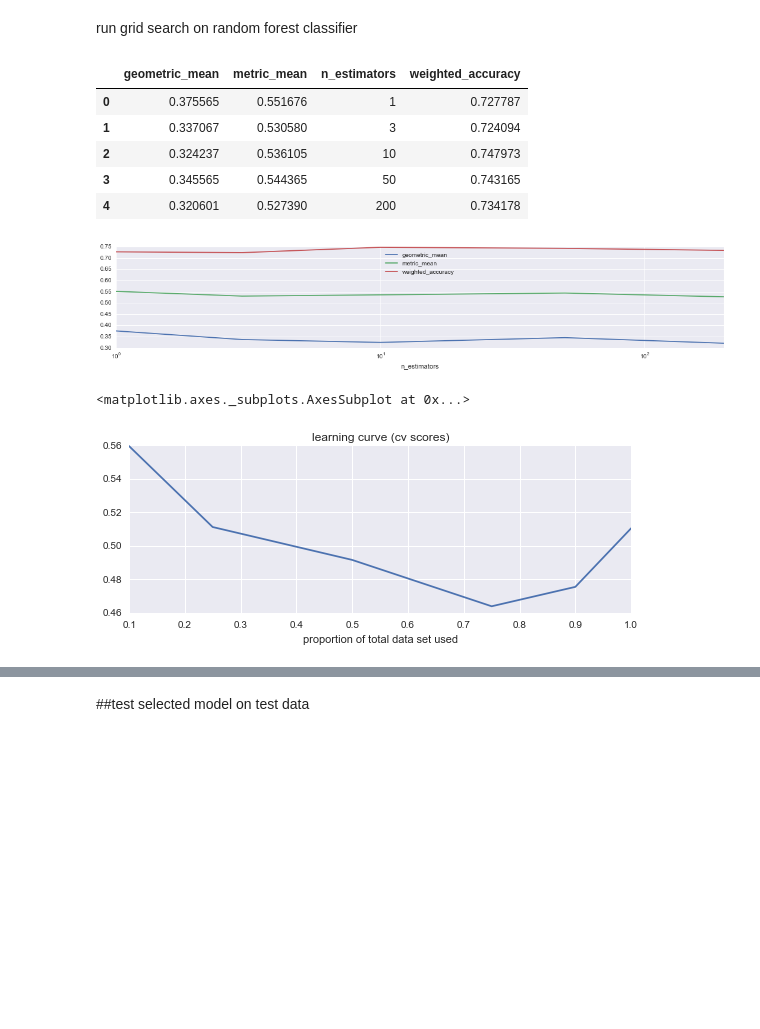
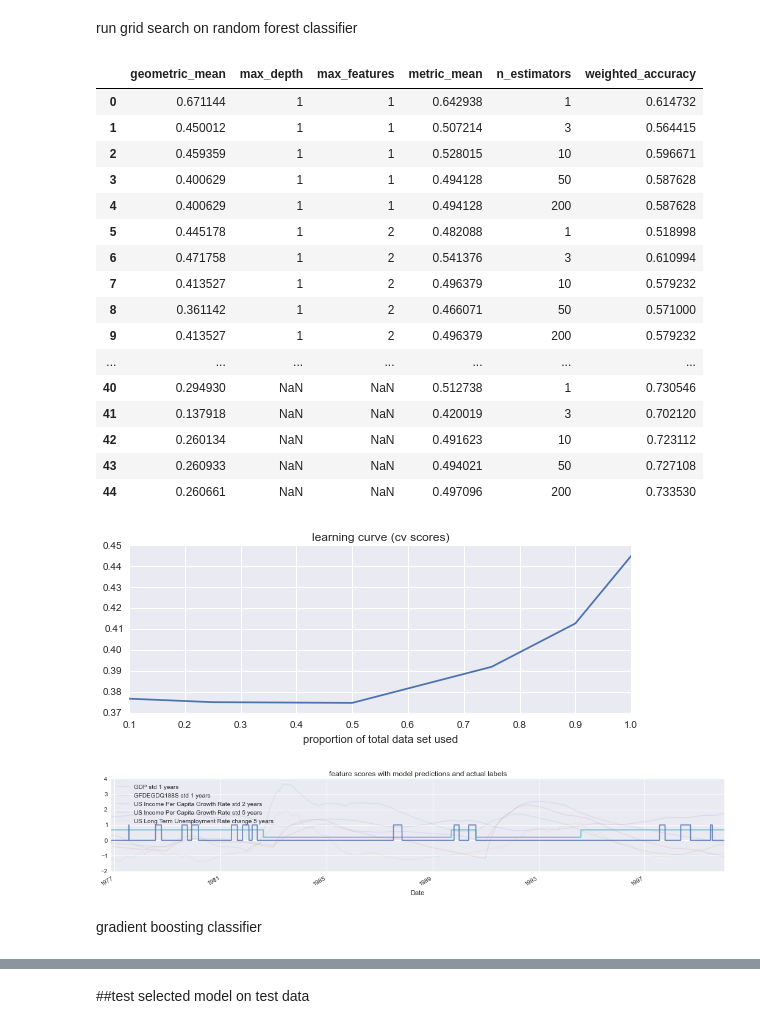
Before and after one commit to rhouck/bubble, a Jupyter notebook: notes/Model Construction.ipynb, the cells around one changed output, grey strips where cells are left out. Drawn from its saved outputs; the diff is of its cells as text; code cells hidden in the pictures; blank space fills up the shorter version.

```diff
--- a/notes/Model Construction.ipynb
+++ b/notes/Model Construction.ipynb
@@ -144,8 +144,8 @@ features.head()
 5 rows × 325 columns
 # %%
 # time series score
-avg = pd.ewma(features, halflife=360*5, min_periods=360*2)
-std = pd.ewmstd(features, halflife=360*5, min_periods=360*2)
+avg = pd.ewma(features, halflife=360*10, min_periods=360*2)
+std = pd.ewmstd(features, halflife=360*10, min_periods=360*2)
 scores = (((features - avg) / std)
           .dropna(axis=0, how='any'))
 # %% [markdown]
@@ -164,8 +164,8 @@ scores.plot(figsize=[18,3], alpha=.2, legend=False)
 pick top performers in univariate space wiht boosted hit data
 # %%
 X_train, X_test, y_train, y_test = ml.gen_Xs_ys_split(scores, losses)
-X_train, y_train = ml.upsample_hits(X_train, y_train)
-univariate_fit = feature_selection.SelectKBest(feature_selection.f_classif, k=2).fit(X_train, y_train)
+X_train_up, y_train_up = ml.upsample_hits(X_train, y_train)
+univariate_fit = feature_selection.SelectKBest(feature_selection.f_classif, k=5).fit(X_train_up, y_train_up)
 selected_features = X_train.columns[univariate_fit.get_support()]
 pd.DataFrame(univariate_fit.scores_).plot(kind='bar', figsize=[18,3], legend=False, title="scores")
 pd.DataFrame(univariate_fit.get_support()).plot(kind='bar', figsize=[18,1], legend=False, title="selected")
@@ -249,0 +232,4 @@ grid.plot(title="learning curve (cv scores)", figsize=[9,3])
+# %%
+clf = linear_model.LogisticRegression(penalty="l1", C=.01)
+ml.plot_learning_curve(clf, X_train, y_train)
+ml.plot_decisions_on_train_set(clf, X_train, y_train)
@@ -252,28 +241,35 @@ run grid search on random forest classifier
 # %%
 grid = ml.run_grid_search(ensemble.RandomForestClassifier,
                           X_train,
                           y_train,
-                          n_estimators=[1, 3, 10, 50, 200],)
-grid.set_index('n_estimators').plot(logx=True, figsize=[18, 3])
+                          n_estimators=[1, 3, 10, 50, 200],
+                          max_features=[1, 2, None],
+                          max_depth=[1, 2, None])
 grid
 # %% [output]
-|  | geometric_mean | metric_mean | n_estimators | weighted_accuracy |
-| 0 | 0.375565 | 0.551676 | 1 | 0.727787 |
-| 1 | 0.337067 | 0.530580 | 3 | 0.724094 |
-| 2 | 0.324237 | 0.536105 | 10 | 0.747973 |
-| 3 | 0.345565 | 0.544365 | 50 | 0.743165 |
-| 4 | 0.320601 | 0.527390 | 200 | 0.734178 |
+|  | geometric_mean | max_depth | max_features | metric_mean | n_estimators | weighted_accuracy |
+| 0 | 0.671144 | 1 | 1 | 0.642938 | 1 | 0.614732 |
+| 1 | 0.450012 | 1 | 1 | 0.507214 | 3 | 0.564415 |
+| 2 | 0.459359 | 1 | 1 | 0.528015 | 10 | 0.596671 |
+| 3 | 0.400629 | 1 | 1 | 0.494128 | 50 | 0.587628 |
+| 4 | 0.400629 | 1 | 1 | 0.494128 | 200 | 0.587628 |
+| 5 | 0.445178 | 1 | 2 | 0.482088 | 1 | 0.518998 |
+| 6 | 0.471758 | 1 | 2 | 0.541376 | 3 | 0.610994 |
+| 7 | 0.413527 | 1 | 2 | 0.496379 | 10 | 0.579232 |
+| 8 | 0.361142 | 1 | 2 | 0.466071 | 50 | 0.571000 |
+| 9 | 0.413527 | 1 | 2 | 0.496379 | 200 | 0.579232 |
+| ... | ... | ... | ... | ... | ... | ... |
+| 40 | 0.294930 | NaN | NaN | 0.512738 | 1 | 0.730546 |
+| 41 | 0.137918 | NaN | NaN | 0.420019 | 3 | 0.702120 |
+| 42 | 0.260134 | NaN | NaN | 0.491623 | 10 | 0.723112 |
+| 43 | 0.260933 | NaN | NaN | 0.494021 | 50 | 0.727108 |
+| 44 | 0.260661 | NaN | NaN | 0.497096 | 200 | 0.733530 |
-[figure, removed]
-# %%
-clf = ensemble.RandomForestClassifier(n_estimators=50)
-grid = {}
-for i in (.1, .25, .5, .75, .9, 1):
-    cv_metrics = ml.cross_validation_metrics(clf, X_train, y_train, sample_size=i)
-    avg_score = (np.mean(cv_metrics['geometric_mean']) + np.mean(cv_metrics['weighted_accuracy'])) / 2.
-    grid[i] = avg_score
-grid = pd.Series(grid, name='cv_score')
-grid.index.name = 'proportion of total data set used'
-grid.plot(title="learning curve (cv scores)", figsize=[9,3])
-# %% [output]
-<matplotlib.axes._subplots.AxesSubplot at 0x...>
-[figure, removed]
+# %%
+clf = ensemble.RandomForestClassifier(n_estimators=1, max_depth=1, max_features=1)
+ml.plot_learning_curve(clf, X_train, y_train)
+ml.plot_decisions_on_train_set(clf, X_train, y_train)
+# %% [output]
+[figure, added]
+[figure, added]
+# %% [markdown]
+gradient boosting classifier
```
Also changed, not shown: parts of 16 cells of this notebook, 1 other file.
